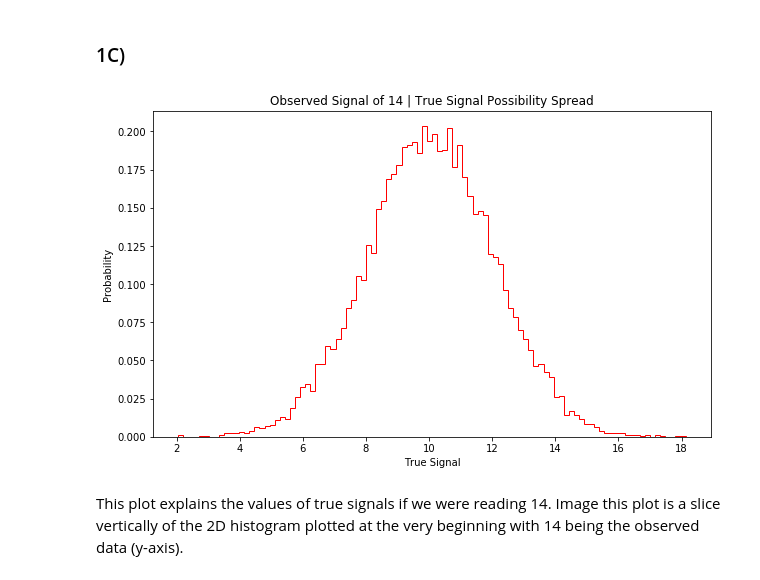
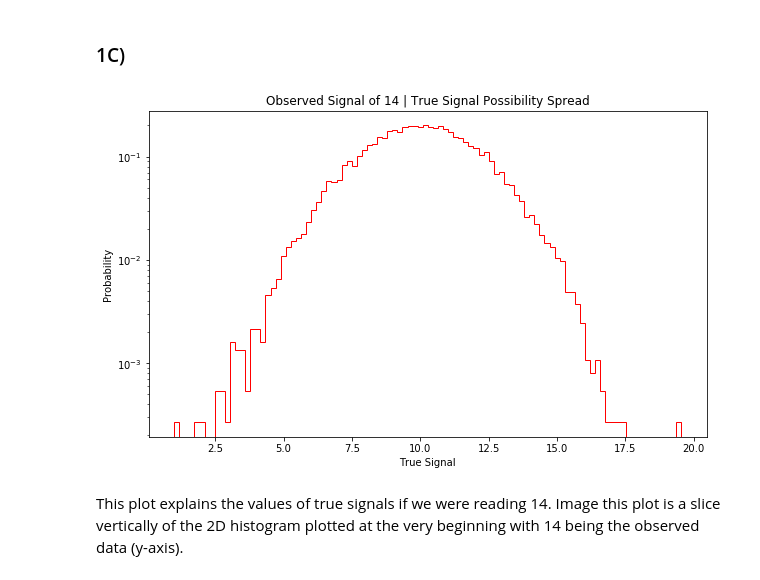
Before and after one commit to noahkim4648/Phys-434-Portfolio, a Jupyter notebook: HW5.ipynb, the cells around one changed output. Drawn from its saved outputs; the diff is of its cells as text; code cells hidden in the pictures.

```diff
--- a/HW5.ipynb
+++ b/HW5.ipynb
@@ -58,12 +59,13 @@ This plot shows the distribution of the data (along with the background) after i
 # %%
 observed14 = table.query(f'13.8 < Data < 14.2')
 plt.hist(observed14['Signal'], bins =100, density = True, color = 'r', histtype='step')
 plt.xlabel('True Signal')
 plt.ylabel('Probability')
+plt.yscale('log')
 plt.title('Observed Signal of 14 | True Signal Possibility Spread')
 plt.show()
 # %% [output]
-[figure, old version]
+[figure, new version]
 # %% [markdown]
 
 This plot explains the values of true signals if we were reading 14. Image this plot is a slice vertically of the 2D histogram plotted at the very beginning with 14 being the observed data (y-axis).
```
Also changed, not shown: parts of 6 cells of this notebook.
